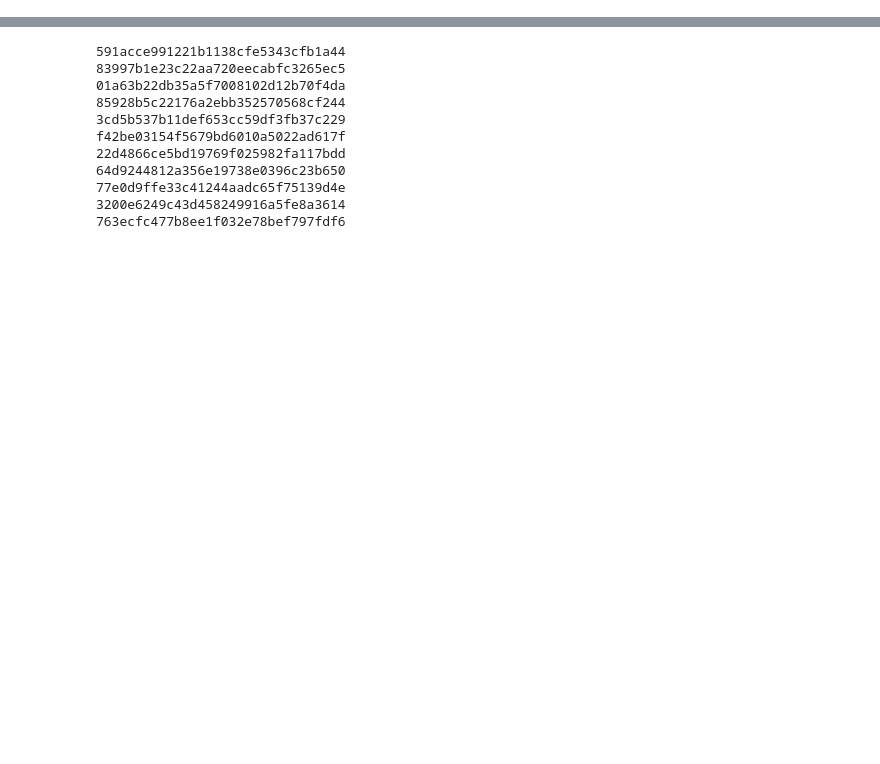
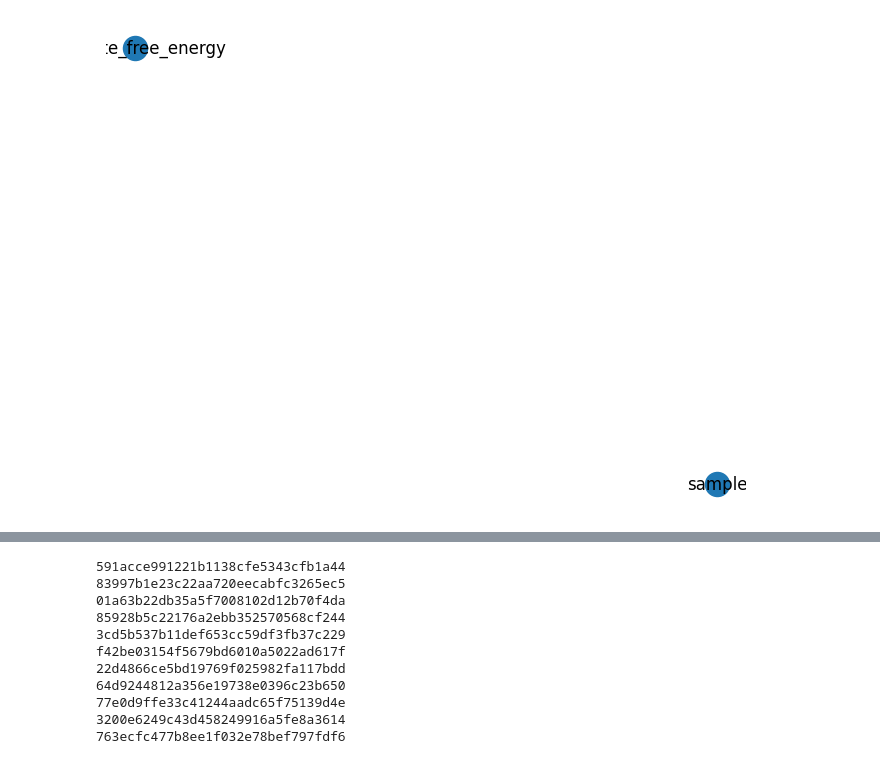
Before and after one commit to tbereau/martignac, a Jupyter notebook: scripts/martini_fep/analysis.ipynb, the cells around one changed output, grey strips where cells are left out. Drawn from its saved outputs; the diff is of its cells as text; code cells hidden in the pictures; blank space fills up the shorter version.

```diff
--- a/scripts/martini_fep/analysis.ipynb
+++ b/scripts/martini_fep/analysis.ipynb
@@ -4,2 +13,20 @@ from project import MartiniProject
+# %%
+project = MartiniProject().init_project()
+# %%
+ops = project.operations.keys()
+adj = np.asarray(project.detect_operation_graph())
+
+plt.figure()
+g = nx.DiGraph(adj)
+pos = nx.spring_layout(g)
+nx.draw(g, pos)
+nx.draw_networkx_labels(
+    g, pos,
+    labels={key: name for (key, name) in
+            zip(range(len(ops)), [o for o in ops])})
+
+plt.show()
+# %% [output]
+[figure, added]
 # %%
 jobs = MartiniProject().find_jobs()
```
Also changed, not shown: parts of 13 cells of this notebook, 16 other files.
